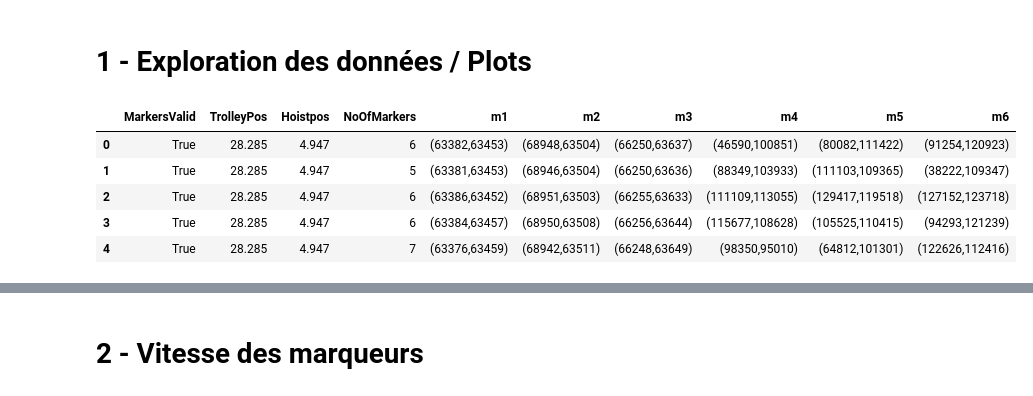
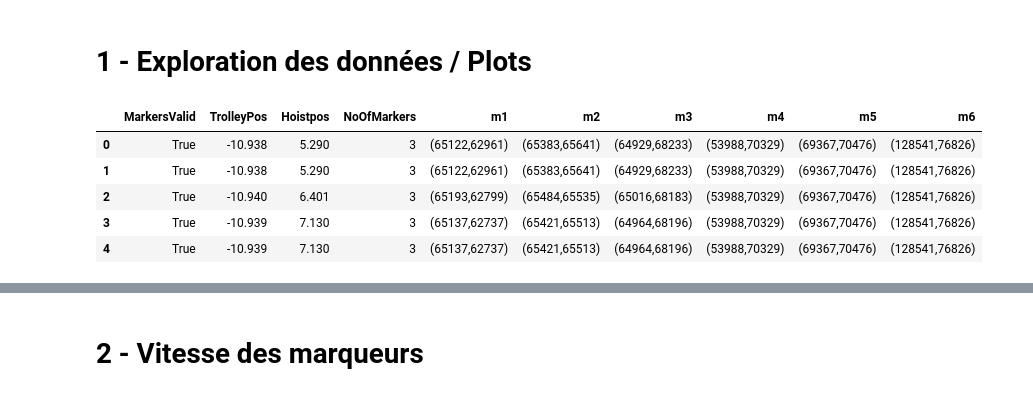
Before and after one commit to XeroBis/explo_ml, a Jupyter notebook: 1_crane/crane.ipynb, the cells around one changed output, grey strips where cells are left out. Cells and saved outputs as stored; diff of their text form; code cells hidden in the pictures.

```diff
--- a/1_crane/crane.ipynb
+++ b/1_crane/crane.ipynb
@@ -32,16 +32,16 @@ regex : (\([0-9]*,[0-9]*\)) to replace with "$1"
 # %%
 file = open('LpsData_STS405b.txt', 'r')
 
-df = pd.DataFrame(columns=["MarkersValid", "TrolleyPos", "Hoistpos", "NoOfMarkers", "m1", "m2", "m3", "m4", "m5", "m6"])
+df_405 = pd.DataFrame(columns=["MarkersValid", "TrolleyPos", "Hoistpos", "NoOfMarkers", "m1", "m2", "m3", "m4", "m5", "m6"])
 tab = []
 while True:
     line = file.readline()
     if not line:
         break
     res = json.loads("{"+line+"}")
-    df.loc[len(df)] = res
+    df_405.loc[len(df_405)] = res
 
-df.to_csv("sts405.csv", index=False)
+df_405.to_csv("sts405.csv", index=False)
 # %%
 file = open('LpsData_TILsts.txt', 'r')
 
@@ -58,11 +58,11 @@ df.to_csv("TILsts.csv", index=False)
 # %% [markdown]
 # 1 - Exploration des données / Plots
 # %%
-df.head()
+df_405.head()
 # %% [output]
 |  | MarkersValid | TrolleyPos | Hoistpos | NoOfMarkers | m1 | m2 | m3 | m4 | m5 | m6 |
-| 0 | True | 28.285 | 4.947 | 6 | (63382,63453) | (68948,63504) | (66250,63637) | (46590,100851) | (80082,111422) | (91254,120923) |
-| 1 | True | 28.285 | 4.947 | 5 | (63381,63453) | (68946,63504) | (66250,63636) | (88349,103933) | (111103,109365) | (38222,109347) |
-| 2 | True | 28.285 | 4.947 | 6 | (63386,63452) | (68951,63503) | (66255,63633) | (111109,113055) | (129417,119518) | (127152,123718) |
-| 3 | True | 28.285 | 4.947 | 6 | (63384,63457) | (68950,63508) | (66256,63644) | (115677,108628) | (105525,110415) | (94293,121239) |
-| 4 | True | 28.285 | 4.947 | 7 | (63376,63459) | (68942,63511) | (66248,63649) | (98350,95010) | (64812,101301) | (122626,112416) |
+| 0 | True | -10.938 | 5.290 | 3 | (65122,62961) | (65383,65641) | (64929,68233) | (53988,70329) | (69367,70476) | (128541,76826) |
+| 1 | True | -10.938 | 5.290 | 3 | (65122,62961) | (65383,65641) | (64929,68233) | (53988,70329) | (69367,70476) | (128541,76826) |
+| 2 | True | -10.940 | 6.401 | 3 | (65193,62799) | (65484,65535) | (65016,68183) | (53988,70329) | (69367,70476) | (128541,76826) |
+| 3 | True | -10.939 | 7.130 | 3 | (65137,62737) | (65421,65513) | (64964,68196) | (53988,70329) | (69367,70476) | (128541,76826) |
+| 4 | True | -10.939 | 7.130 | 3 | (65137,62737) | (65421,65513) | (64964,68196) | (53988,70329) | (69367,70476) | (128541,76826) |
```
Also changed, not shown: parts of 11 cells of this notebook.
